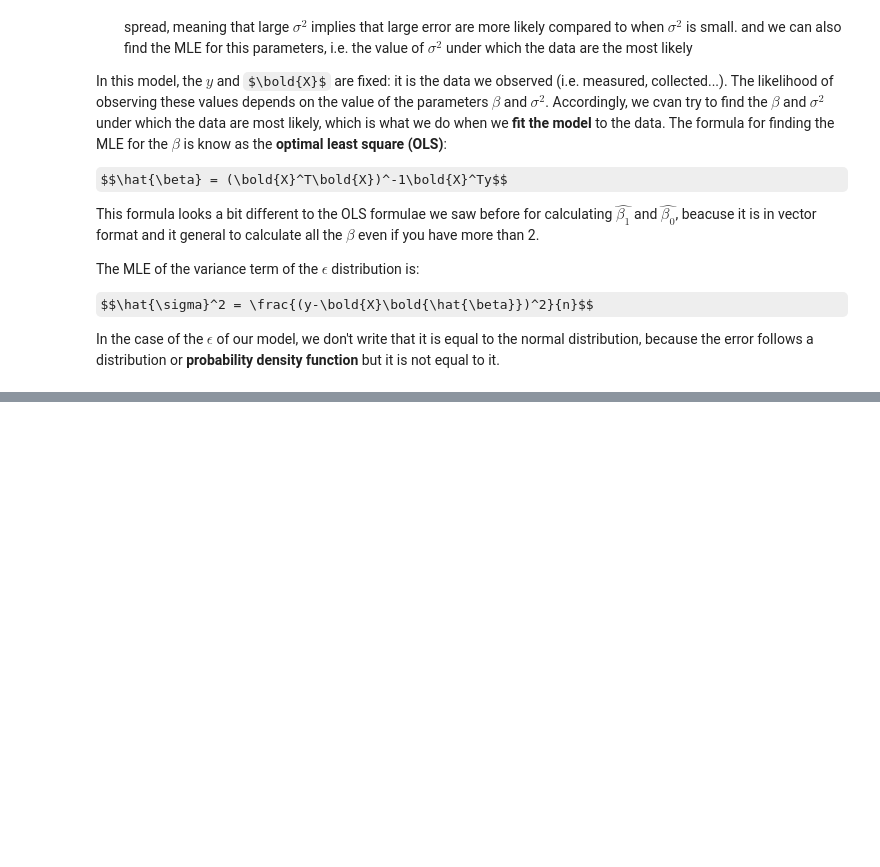
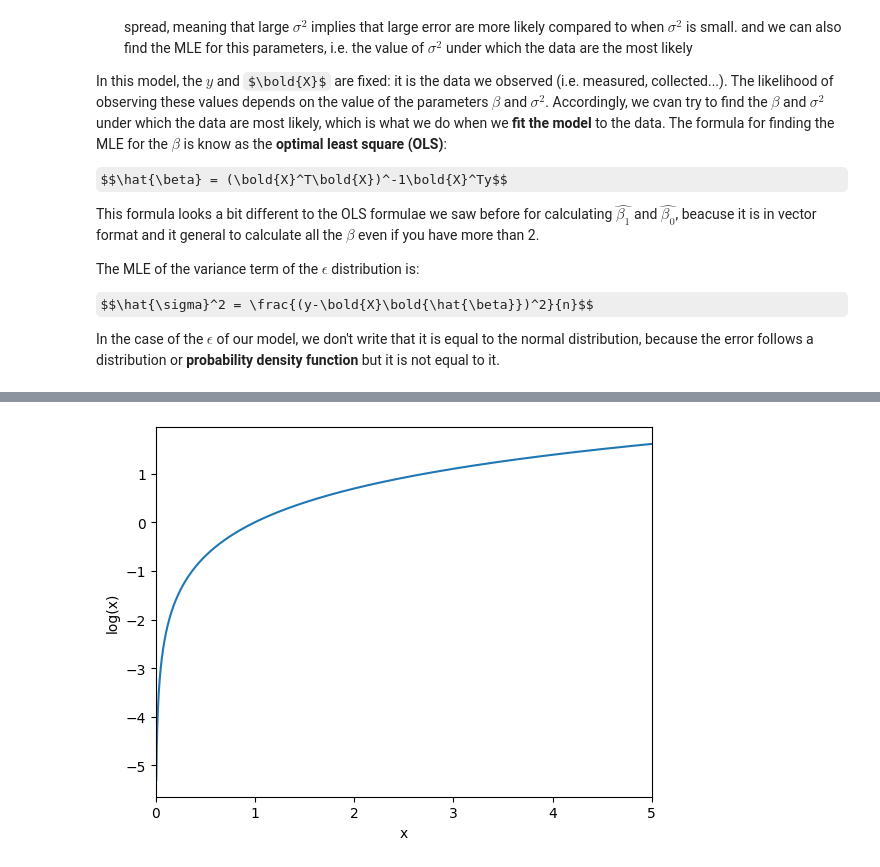
Before and after one commit to AlexLepauvre/variation_laplace_for_dummies, a Jupyter notebook: VariationalLaplaceForDummies/VL/JensenInequality.ipynb, the cells around one changed output, grey strips where cells are left out. Cells and saved outputs as stored; diff of their text form; code cells hidden in the pictures; some formulas as TeX source; blank space fills up the shorter version.

```diff
--- a/VariationalLaplaceForDummies/VL/JensenInequality.ipynb
+++ b/VariationalLaplaceForDummies/VL/JensenInequality.ipynb
@@ -67,0 +82,16 @@ The reason the book isn't finished already is because we have a problem: we can'
+# %%
+import numpy as np
+import matplotlib.pyplot as plt
+
+xs = np.linspace(0, 5, 1000)
+y = np.log(xs)
+
+fig, ax = plt.subplots()
+ax.plot(xs, y)
+ax.set_xlim(0, 5)
+ax.set_ylabel("log(x)")
+ax.set_xlabel("x")
+plt.show()
+plt.close()
+# %% [output]
+[figure, added]
```
Also changed, not shown: parts of 7 cells of this notebook, 2 other files.
